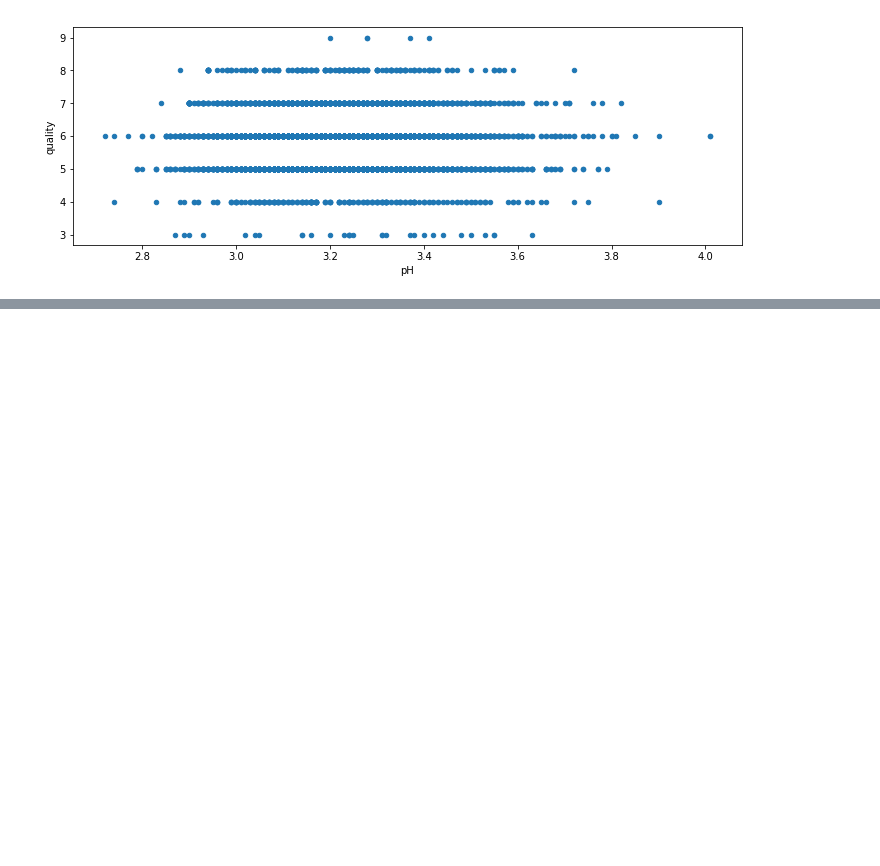
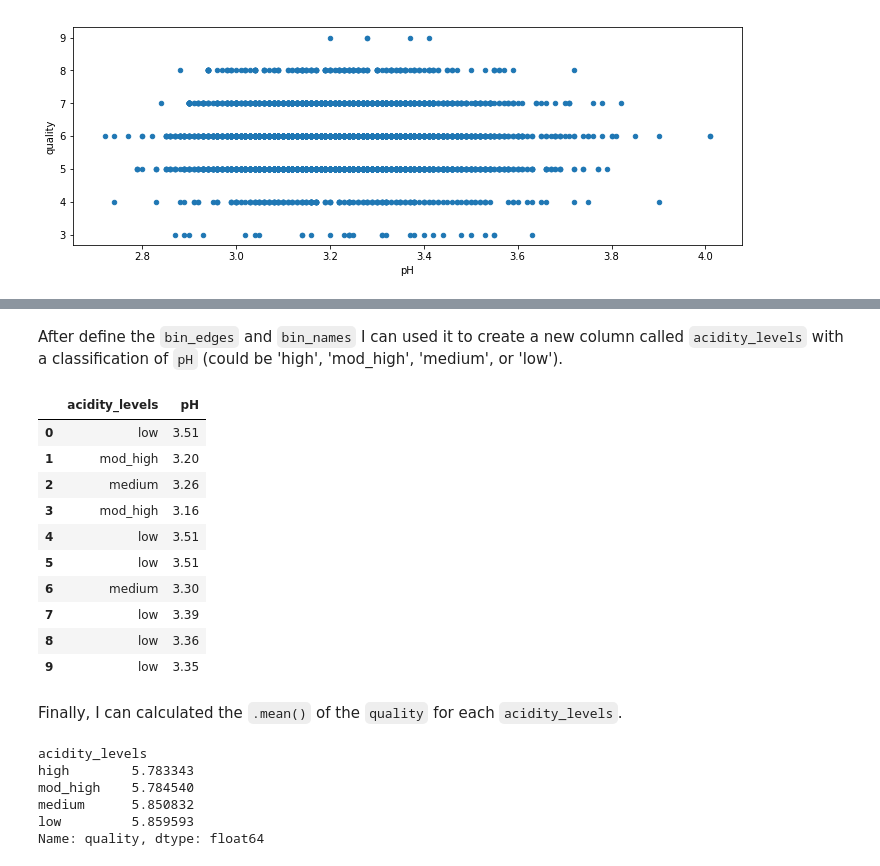
Before and after one commit to AndersonUyekita/ND110_data_science_foundations_01, a Jupyter notebook: 03-Part_03/05-Lesson02/notes_lesson02.ipynb, the cells around one changed output, grey strips where cells are left out. Drawn from its saved outputs; the diff is of its cells as text; code cells hidden in the pictures; blank space fills up the shorter version.

```diff
--- a/03-Part_03/05-Lesson02/notes_lesson02.ipynb
+++ b/03-Part_03/05-Lesson02/notes_lesson02.ipynb
@@ -494,0 +602,3 @@ wine.plot(x = "pH", y = "quality" , kind = "scatter", figsize = (12,4))
+# %%
+# Bin edges that will be used to "cut" the data into groups
+bin_edges = [2.72,3.11,3.21,3.32,4.01] # Fill in this list with five values you just found
@@ -494,0 +612,35 @@ wine.plot(x = "pH", y = "quality" , kind = "scatter", figsize = (12,4))
+# %%
+# Labels for the four acidity level groups
+bin_names = ['high', 'mod_high', 'medium', 'low'] # Name each acidity level category
+# %% [markdown]
+After define the `bin_edges` and `bin_names` I can used it to create a new column called `acidity_levels` with a classification of `pH` (could be 'high', 'mod_high', 'medium', or 'low').
+# %%
+# Creates acidity_levels column
+wine['acidity_levels'] = pd.cut(wine['pH'], bin_edges, labels=bin_names)
+
+# Checks for successful creation of this column
+wine[['acidity_levels','pH']].head(10) # First 9 rows filtered by pH and acidity_levels
+# %% [output]
+|  | acidity_levels | pH |
+| 0 | low | 3.51 |
+| 1 | mod_high | 3.20 |
+| 2 | medium | 3.26 |
+| 3 | mod_high | 3.16 |
+| 4 | low | 3.51 |
+| 5 | low | 3.51 |
+| 6 | medium | 3.30 |
+| 7 | low | 3.39 |
+| 8 | low | 3.36 |
+| 9 | low | 3.35 |
+# %% [markdown]
+Finally, I can calculated the `.mean()` of the `quality` for each `acidity_levels`.
+# %%
+# Find the mean quality of each acidity level with groupby
+wine.groupby(['acidity_levels']).mean().quality
+# %% [output]
+acidity_levels
+high        5.783343
+mod_high    5.784540
+medium      5.850832
+low         5.859593
+Name: quality, dtype: float64
```
Also changed, not shown: parts of 23 cells of this notebook, 9 other files.
